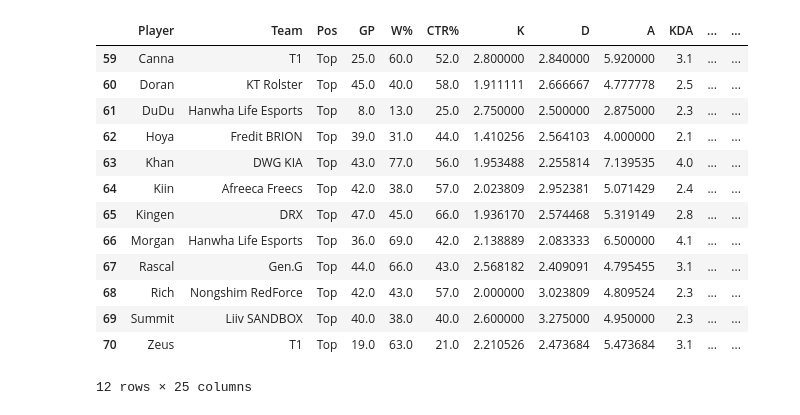
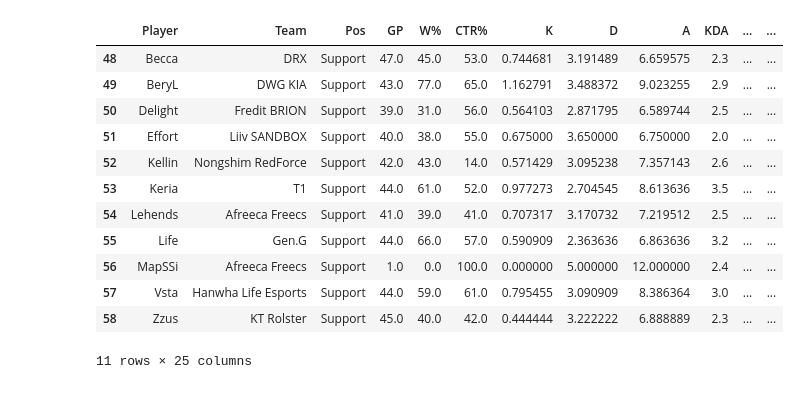
Before and after one commit to LunaYi101/2021_LCK_Analysis, a Jupyter notebook: 2021_LCK_ADC_Analysis.ipynb, the cells around one changed output. Cells and saved outputs as stored; diff of their text form; code cells hidden in the pictures.

```diff
--- a/2021_LCK_ADC_Analysis.ipynb
+++ b/2021_LCK_ADC_Analysis.ipynb
@@ -25,34 +6,33 @@ import matplotlib.pyplot as plt
 # %%
 # 전체 플레이어 데이터에서 원딜 데이터 추출
 player_data = pd.read_csv('LCK 2021 Spring - Player Stats - OraclesElixir.csv')
-player_data = player_data[player_data['Pos']=='Top']
+player_data = player_data[player_data['Pos']=='Support']
 
 # 편의를 위해 부수적인 기호 삭제
 for col in player_data.columns:
     if isinstance(player_data[col].iloc[0], str):
         player_data[col] = player_data[col].map(lambda x: x.replace('%', ''))
 
 # 전부 소수(float) 형으로 변경
 for col in player_data.columns[3:]:
     player_data[col] = pd.to_numeric(player_data[col], downcast = 'float')
 
 # K, D, A 평균으로 변경
 for col in ['K', 'D', 'A']:
     player_data[col] = player_data[col]/player_data['GP']
 
 player_data
 # %% [output]
 |  | Player | Team | Pos | GP | W% | CTR% | K | D | A | KDA | ... | ... |
-| 59 | Canna | T1 | Top | 25.0 | 60.0 | 52.0 | 2.800000 | 2.840000 | 5.920000 | 3.1 | ... | ... |
-| 60 | Doran | KT Rolster | Top | 45.0 | 40.0 | 58.0 | 1.911111 | 2.666667 | 4.777778 | 2.5 | ... | ... |
-| 61 | DuDu | Hanwha Life Esports | Top | 8.0 | 13.0 | 25.0 | 2.750000 | 2.500000 | 2.875000 | 2.3 | ... | ... |
-| 62 | Hoya | Fredit BRION | Top | 39.0 | 31.0 | 44.0 | 1.410256 | 2.564103 | 4.000000 | 2.1 | ... | ... |
-| 63 | Khan | DWG KIA | Top | 43.0 | 77.0 | 56.0 | 1.953488 | 2.255814 | 7.139535 | 4.0 | ... | ... |
-| 64 | Kiin | Afreeca Freecs | Top | 42.0 | 38.0 | 57.0 | 2.023809 | 2.952381 | 5.071429 | 2.4 | ... | ... |
-| 65 | Kingen | DRX | Top | 47.0 | 45.0 | 66.0 | 1.936170 | 2.574468 | 5.319149 | 2.8 | ... | ... |
-| 66 | Morgan | Hanwha Life Esports | Top | 36.0 | 69.0 | 42.0 | 2.138889 | 2.083333 | 6.500000 | 4.1 | ... | ... |
-| 67 | Rascal | Gen.G | Top | 44.0 | 66.0 | 43.0 | 2.568182 | 2.409091 | 4.795455 | 3.1 | ... | ... |
-| 68 | Rich | Nongshim RedForce | Top | 42.0 | 43.0 | 57.0 | 2.000000 | 3.023809 | 4.809524 | 2.3 | ... | ... |
-| 69 | Summit | Liiv SANDBOX | Top | 40.0 | 38.0 | 40.0 | 2.600000 | 3.275000 | 4.950000 | 2.3 | ... | ... |
-| 70 | Zeus | T1 | Top | 19.0 | 63.0 | 21.0 | 2.210526 | 2.473684 | 5.473684 | 3.1 | ... | ... |
+| 48 | Becca | DRX | Support | 47.0 | 45.0 | 53.0 | 0.744681 | 3.191489 | 6.659575 | 2.3 | ... | ... |
+| 49 | BeryL | DWG KIA | Support | 43.0 | 77.0 | 65.0 | 1.162791 | 3.488372 | 9.023255 | 2.9 | ... | ... |
+| 50 | Delight | Fredit BRION | Support | 39.0 | 31.0 | 56.0 | 0.564103 | 2.871795 | 6.589744 | 2.5 | ... | ... |
+| 51 | Effort | Liiv SANDBOX | Support | 40.0 | 38.0 | 55.0 | 0.675000 | 3.650000 | 6.750000 | 2.0 | ... | ... |
+| 52 | Kellin | Nongshim RedForce | Support | 42.0 | 43.0 | 14.0 | 0.571429 | 3.095238 | 7.357143 | 2.6 | ... | ... |
+| 53 | Keria | T1 | Support | 44.0 | 61.0 | 52.0 | 0.977273 | 2.704545 | 8.613636 | 3.5 | ... | ... |
+| 54 | Lehends | Afreeca Freecs | Support | 41.0 | 39.0 | 41.0 | 0.707317 | 3.170732 | 7.219512 | 2.5 | ... | ... |
+| 55 | Life | Gen.G | Support | 44.0 | 66.0 | 57.0 | 0.590909 | 2.363636 | 6.863636 | 3.2 | ... | ... |
+| 56 | MapSSi | Afreeca Freecs | Support | 1.0 | 0.0 | 100.0 | 0.000000 | 5.000000 | 12.000000 | 2.4 | ... | ... |
+| 57 | Vsta | Hanwha Life Esports | Support | 44.0 | 59.0 | 61.0 | 0.795455 | 3.090909 | 8.386364 | 3.0 | ... | ... |
+| 58 | Zzus | KT Rolster | Support | 45.0 | 40.0 | 42.0 | 0.444444 | 3.222222 | 6.888889 | 2.3 | ... | ... |
-12 rows × 25 columns
+11 rows × 25 columns
```
Also changed, not shown: parts of 7 cells of this notebook, 2 other files.
